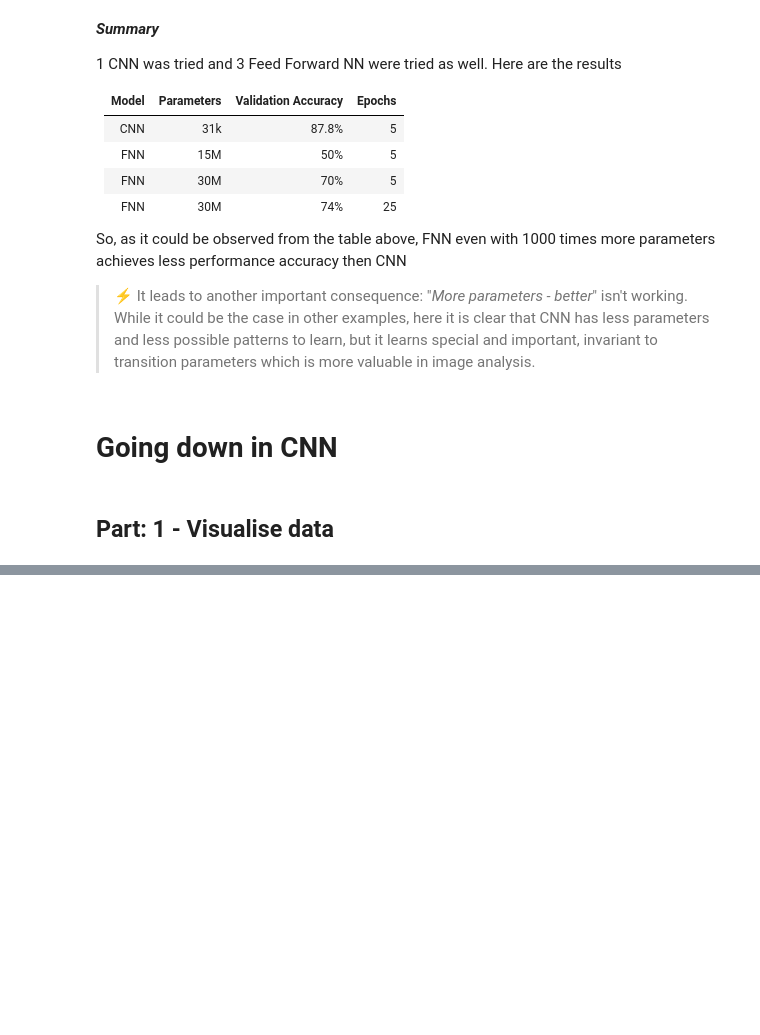
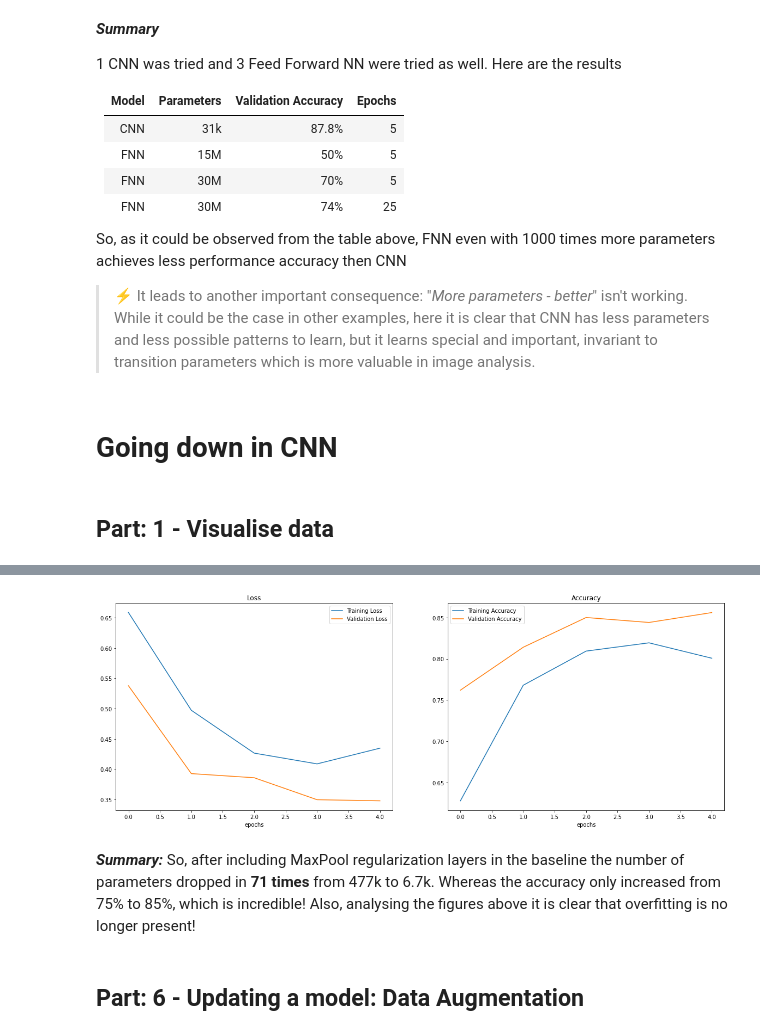
Before and after one commit to Nik-Kras/ZeroToMastery-TensorFlow-MyNotes, a Jupyter notebook: 04. Computer Vision/04. CV - Notes.ipynb, the cells around one changed output, grey strips where cells are left out. Cells and saved outputs as stored; diff of their text form; code cells hidden in the pictures; blank space fills up the shorter version.

```diff
--- a/04. Computer Vision/04. CV - Notes.ipynb
+++ b/04. Computer Vision/04. CV - Notes.ipynb
@@ -468,0 +726,32 @@ So, as it could be observed from the table above, FNN even with 1000 times more
+# %%
+# Make a model with regularisation layer based on Baseline
+model_5 = Sequential([
+  Conv2D(filters = 10,
+         kernel_size=3,
+         strides = 1,
+         padding='valid',
+         activation="relu",
+         input_shape=(224,224,3)),
+  MaxPool2D(pool_size=2),
+  Conv2D(10, 3, activation = "relu"),
+  MaxPool2D(pool_size=2),
+  Conv2D(10, 3, activation = "relu"),
+  MaxPool2D(pool_size=2),
+  Flatten(),
+  Dense(1, activation = "sigmoid")
+])
+
+# Compile a model
+model_5.compile(loss="binary_crossentropy",
+                optimizer = Adam(),
+                metrics = ['accuracy'])
+
+# Check the architecture
+model_5.summary()
+
+# Fit and train
+history_5 = model_5.fit(train_data,
+                        epochs = 5,
+                        steps_per_epoch = len(train_data),
+                        validation_data = test_data,
+                        validation_steps = len(test_data))
@@ -468,0 +776,8 @@ So, as it could be observed from the table above, FNN even with 1000 times more
+# %%
+plot_loss_curves(history_5)
+# %% [output]
+[figure, added]
+# %% [markdown]
+***Summary:*** So, after including MaxPool regularization layers in the baseline the number of parameters dropped in **71 times** from 477k to 6.7k. Whereas the accuracy only increased from 75% to 85%, which is incredible! Also, analysing the figures above it is clear that overfitting is no longer present!
+# %% [markdown]
+## Part: 6 - Updating a model: Data Augmentation
```
Also changed, not shown: parts of 40 cells of this notebook, 2 other files.
